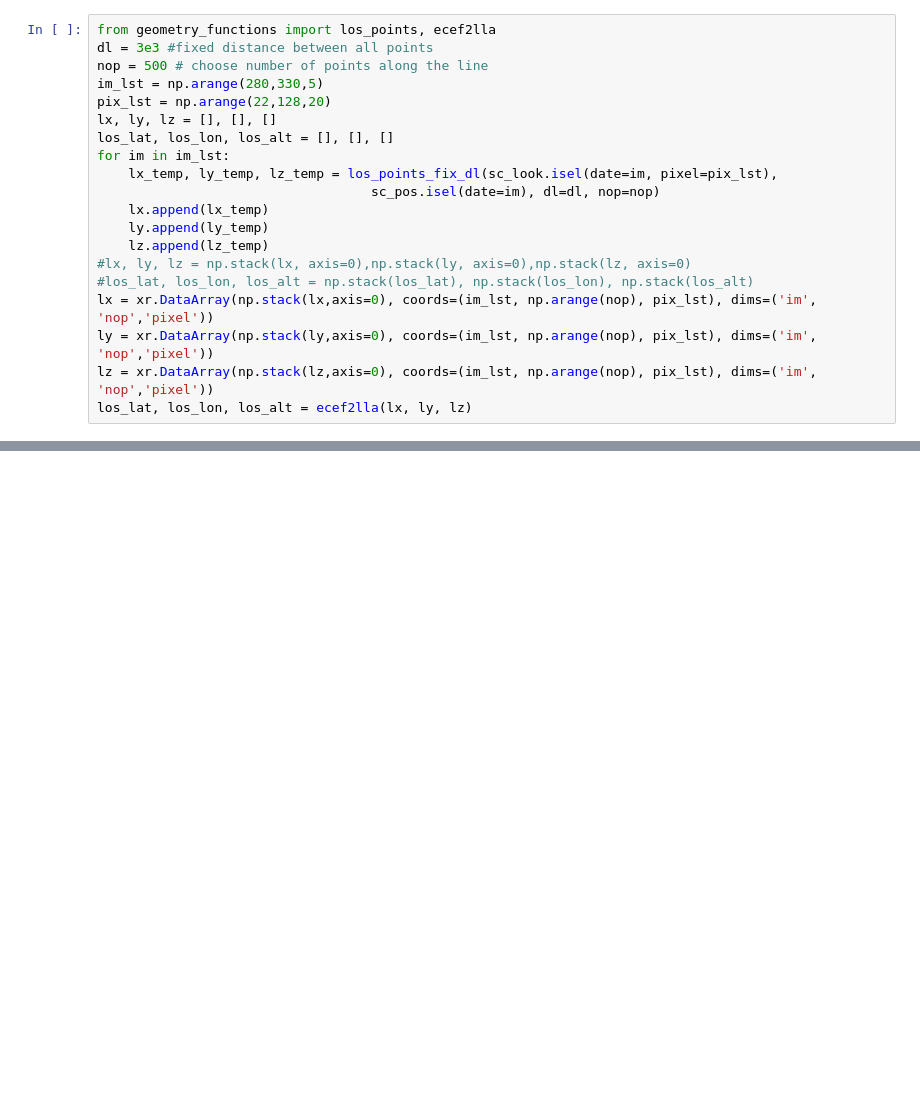
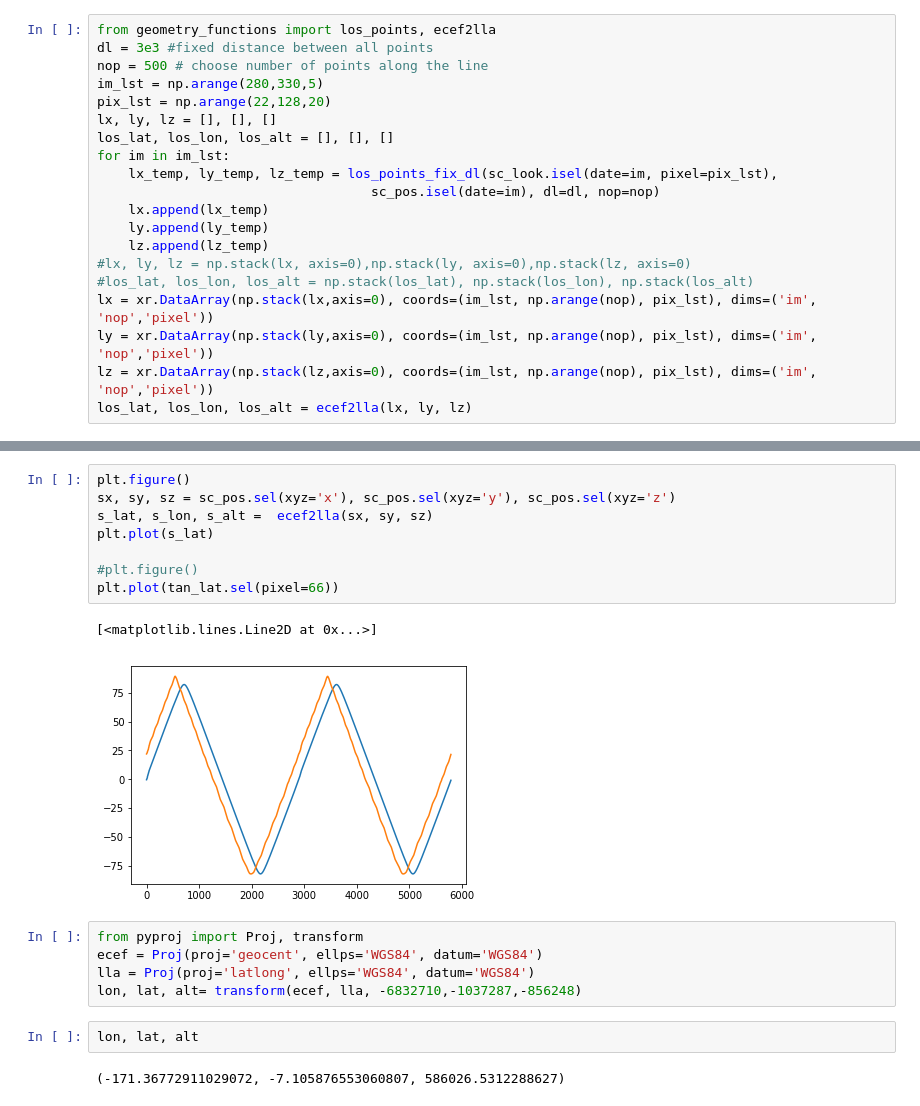
Before and after one commit to Anqi-Li/iris, a Jupyter notebook: notebooks/IRIS Tomography.ipynb, the cells around one changed output, grey strips where cells are left out. Drawn from its saved outputs; the diff is of its cells as text; blank space fills up the shorter version.

```diff
--- a/notebooks/IRIS Tomography.ipynb
+++ b/notebooks/IRIS Tomography.ipynb
@@ -244,0 +257,20 @@ plt.show()
+# %%
+plt.figure()
+sx, sy, sz = sc_pos.sel(xyz='x'), sc_pos.sel(xyz='y'), sc_pos.sel(xyz='z')
+s_lat, s_lon, s_alt =  ecef2lla(sx, sy, sz)
+plt.plot(s_lat)
+
+#plt.figure()
+plt.plot(tan_lat.sel(pixel=66))
+# %% [output]
+[<matplotlib.lines.Line2D at 0x...>]
+[figure, added]
+# %%
+from pyproj import Proj, transform
+ecef = Proj(proj='geocent', ellps='WGS84', datum='WGS84')
+lla = Proj(proj='latlong', ellps='WGS84', datum='WGS84')
+lon, lat, alt= transform(ecef, lla, -6832710,-1037287,-856248)
+# %%
+lon, lat, alt
+# %% [output]
+(-171.36772911029072, -7.105876553060807, 586026.5312288627)
```
Also changed, not shown: parts of 8 cells of this notebook.
